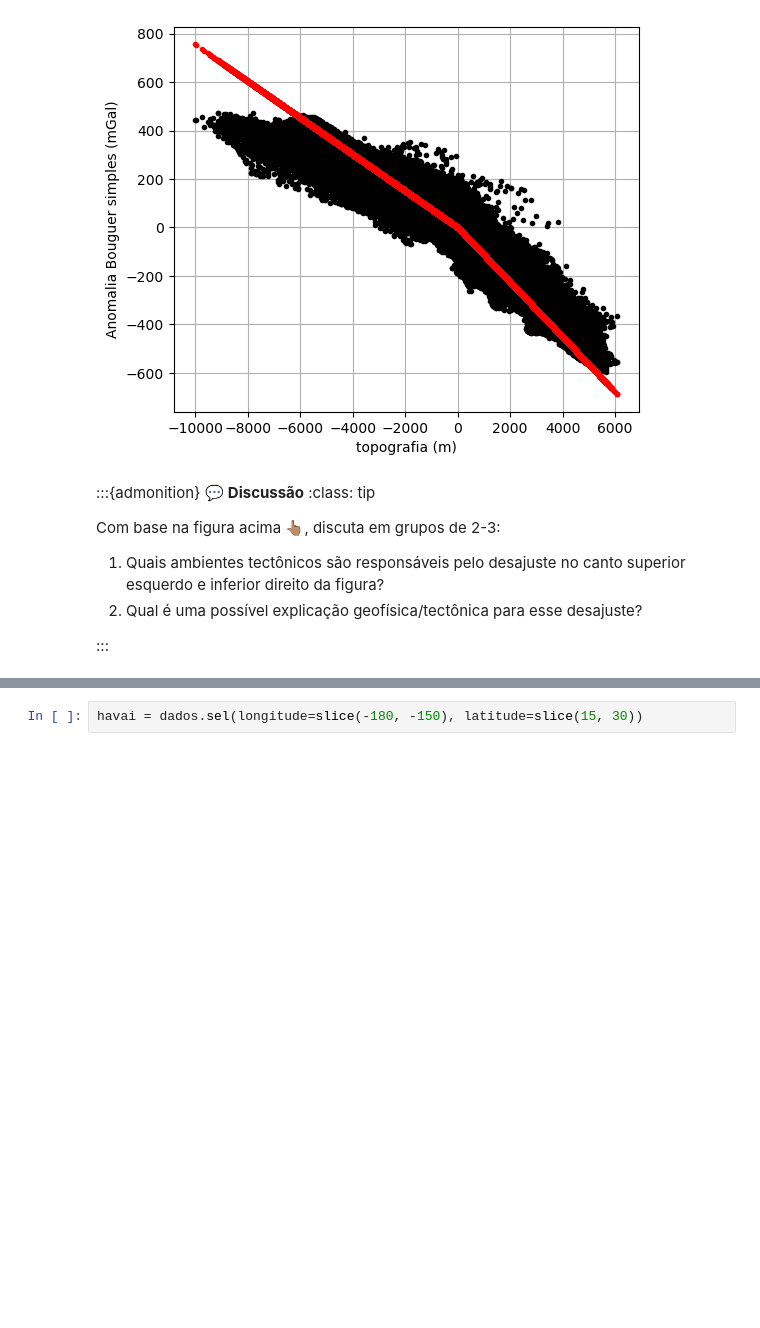
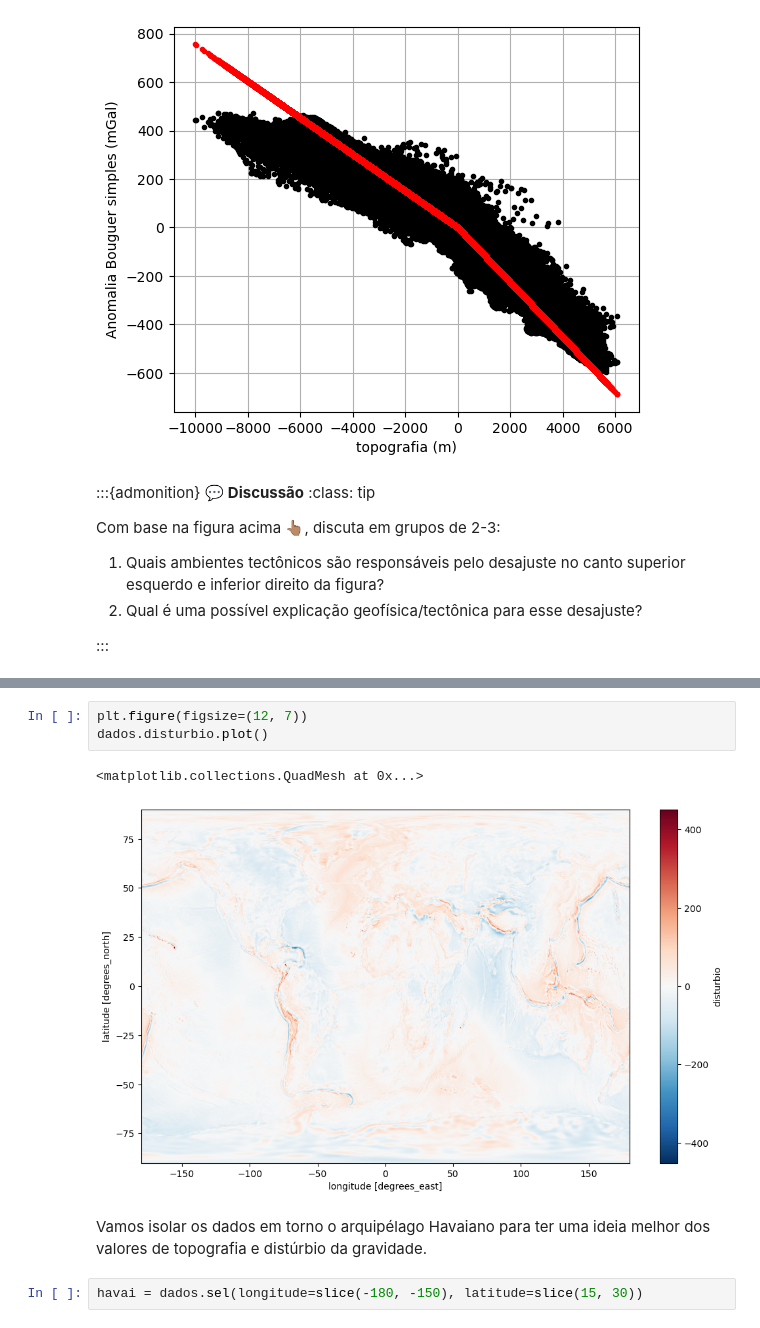
Before and after one commit to leouieda/concurso-usp-aula-2023, a Jupyter notebook: praticas/isostasia.ipynb, the cells around one changed output, grey strips where cells are left out. Saved outputs shown, nothing was run; the diff lists cells and outputs as text; blank space fills up the shorter version.

```diff
--- a/praticas/isostasia.ipynb
+++ b/praticas/isostasia.ipynb
@@ -122,3 +135,11 @@ As dorsais estão em equilíbrio isostático, como vimos no mapa do distúrbio d
+# %%
+plt.figure(figsize=(12, 7))
+dados.disturbio.plot()
+# %% [output]
+<matplotlib.collections.QuadMesh at 0x...>
+[figure, added]
+# %% [markdown]
+Vamos isolar os dados em torno o arquipélago Havaiano para ter uma ideia melhor dos valores de topografia e distúrbio da gravidade.
 # %%
 havai = dados.sel(longitude=slice(-180, -150), latitude=slice(15, 30))
 # %%
```
Also changed, not shown: parts of 31 cells of this notebook, 3 other files.
